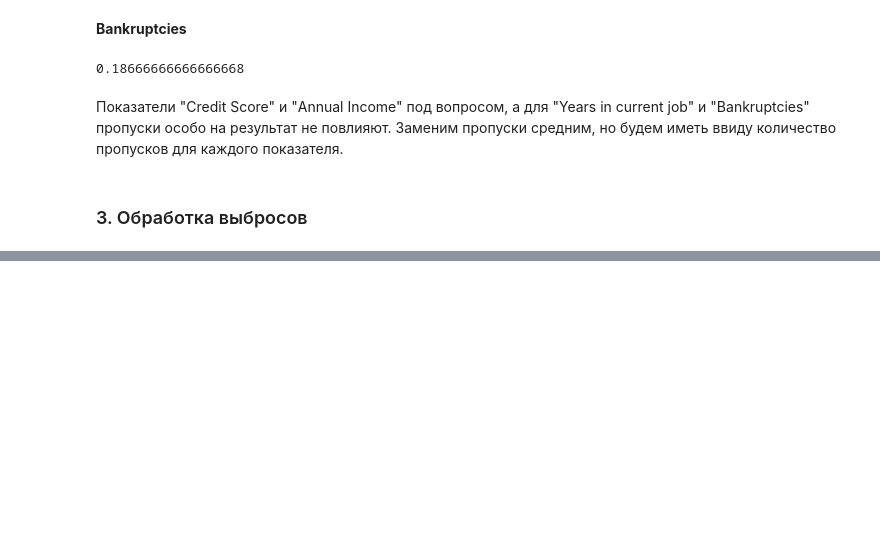
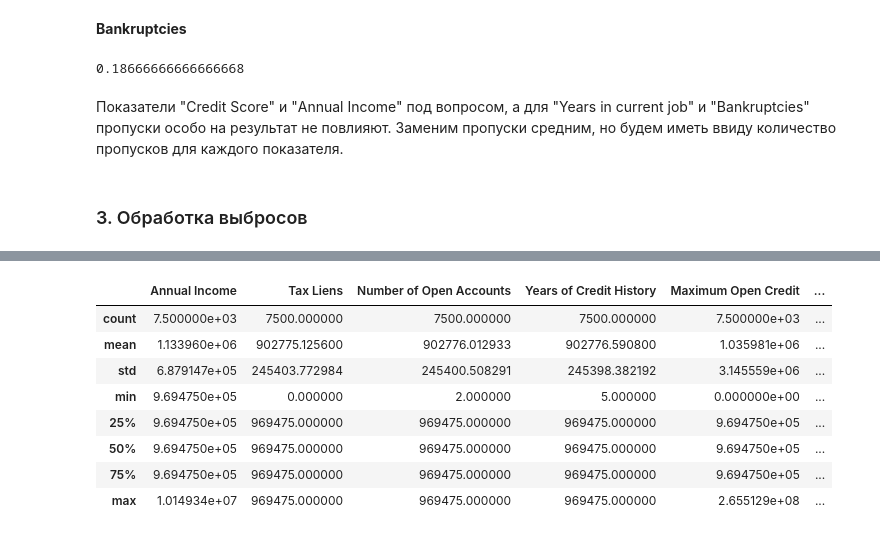
Before and after one commit to superbe/PythonLibrariesForDataScience2, a Jupyter notebook: Course project.ipynb, the cells around one changed output, grey strips where cells are left out. Saved outputs shown, nothing was run; the diff lists cells and outputs as text; code cells hidden in the pictures; blank space fills up the shorter version.

```diff
--- a/Course project.ipynb
+++ b/Course project.ipynb
@@ -327,0 +317,12 @@ def dropout_errors(name, x, mn, s):
+# %%
+df_train.describe()
+# %% [output]
+|  | Annual Income | Tax Liens | Number of Open Accounts | Years of Credit History | Maximum Open Credit | ... |
+| count | 7.500000e+03 | 7500.000000 | 7500.000000 | 7500.000000 | 7.500000e+03 | ... |
+| mean | 1.133960e+06 | 902775.125600 | 902776.012933 | 902776.590800 | 1.035981e+06 | ... |
+| std | 6.879147e+05 | 245403.772984 | 245400.508291 | 245398.382192 | 3.145559e+06 | ... |
+| min | 9.694750e+05 | 0.000000 | 2.000000 | 5.000000 | 0.000000e+00 | ... |
+| 25% | 9.694750e+05 | 969475.000000 | 969475.000000 | 969475.000000 | 9.694750e+05 | ... |
+| 50% | 9.694750e+05 | 969475.000000 | 969475.000000 | 969475.000000 | 9.694750e+05 | ... |
+| 75% | 9.694750e+05 | 969475.000000 | 969475.000000 | 969475.000000 | 9.694750e+05 | ... |
+| max | 1.014934e+07 | 969475.000000 | 969475.000000 | 969475.000000 | 2.655129e+08 | ... |
```
Also changed, not shown: parts of 16 cells of this notebook.
